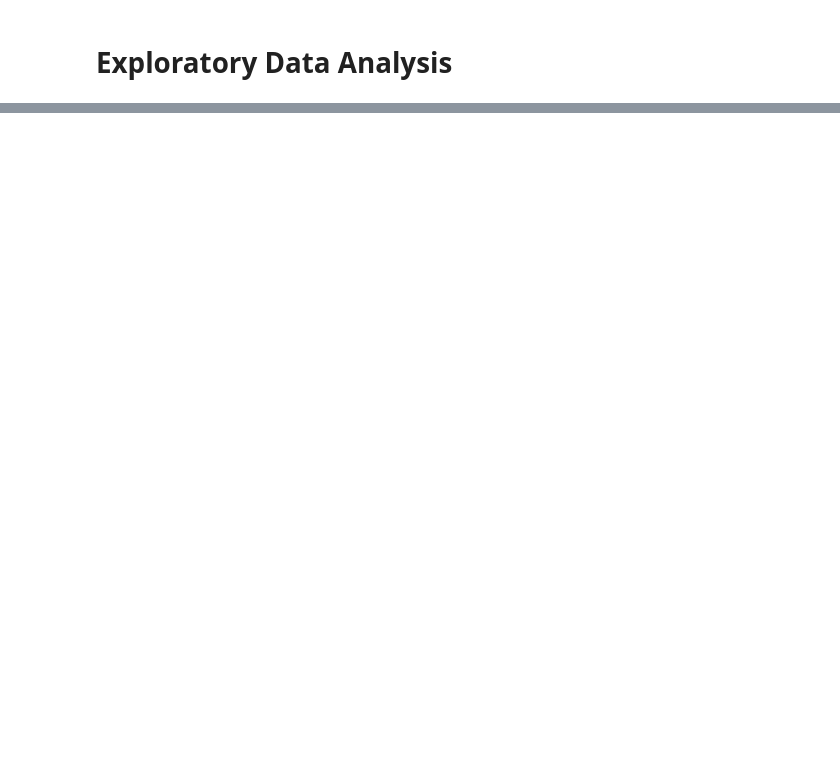
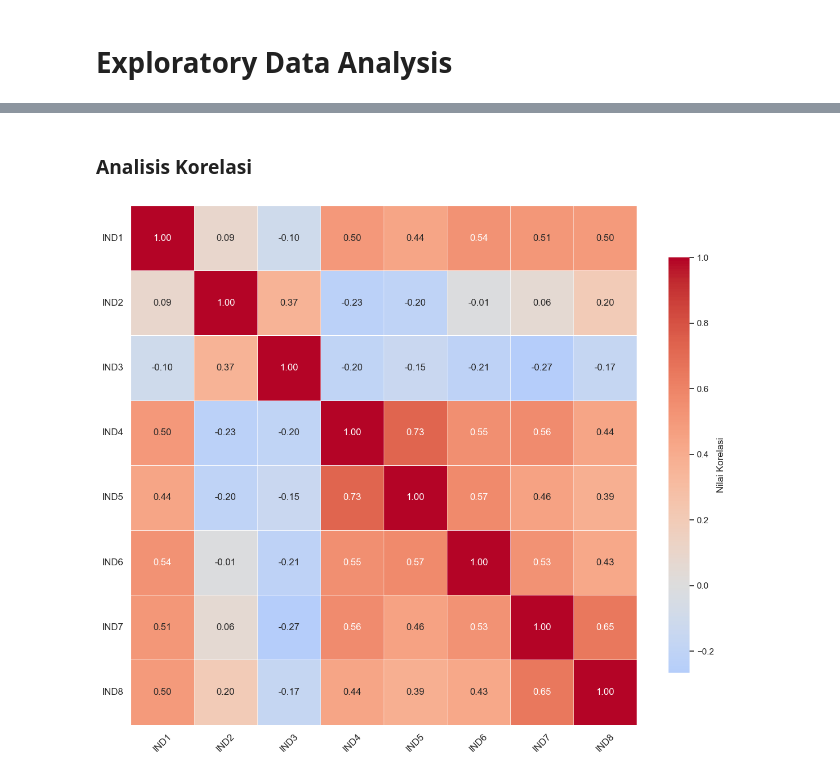
Before and after one commit to fathurwithyou/StudiumGenerale-Toleransi, a Jupyter notebook: main.ipynb, the cells around one changed output, grey strips where cells are left out. Drawn from its saved outputs; the diff is of its cells as text; code cells hidden in the pictures; blank space fills up the shorter version.

```diff
--- a/main.ipynb
+++ b/main.ipynb
@@ -217,0 +208,26 @@ memory usage: 14.8+ KB
+# %% [markdown]
+### **Analisis Korelasi**
+# %%
+import seaborn as sns
+import matplotlib.pyplot as plt
+
+tmp = df[[f"IND{i}" for i in range(1, 9)]].copy()
+
+plt.figure(figsize=(12, 10))
+heatmap = sns.heatmap(
+    tmp.corr(method='spearman'),
+    annot=True,              # Menampilkan nilai korelasi
+    fmt=".2f",               # Format angka korelasi
+    cmap='coolwarm',         # Palet warna
+    center=0,                # Pusatkan warna pada nol
+    linewidths=0.5,          # Menambahkan garis batas antar sel
+    cbar_kws={'shrink': 0.8, 'label': 'Nilai Korelasi'}
+)
+
+
+plt.xticks(fontsize=12, rotation=45)
+plt.yticks(fontsize=12, rotation=0)
+plt.tight_layout()
+plt.show()
+# %% [output]
+[figure, added]
```
Also changed, not shown: parts of 25 cells of this notebook, 5 other files.
